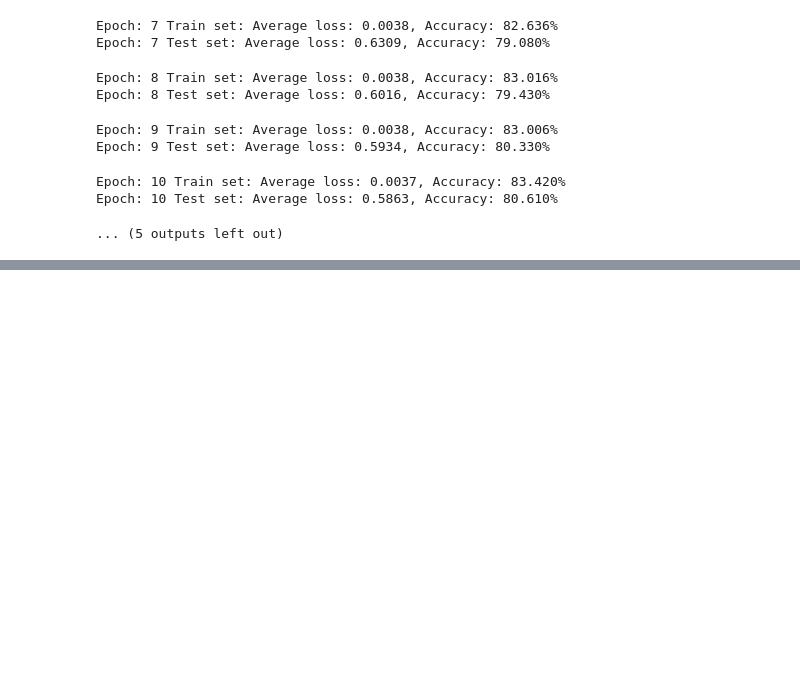
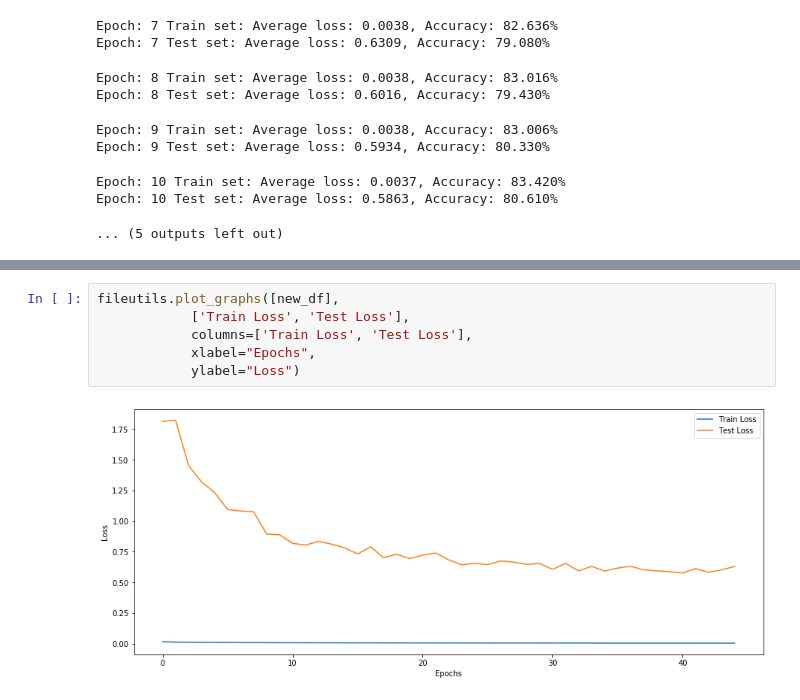
Before and after one commit to rajy4683/S7EVA4, a Jupyter notebook: S7EVA4_Depth_Dilate.ipynb, the cells around one changed output, grey strips where cells are left out. Drawn from its saved outputs; the diff is of its cells as text; blank space fills up the shorter version.

```diff
--- a/S7EVA4_Depth_Dilate.ipynb
+++ b/S7EVA4_Depth_Dilate.ipynb
@@ -236,0 +253,8 @@ Epoch: 10 Test set: Average loss: 0.5863, Accuracy: 80.610%
+# %%
+fileutils.plot_graphs([new_df],
+            ['Train Loss', 'Test Loss'],
+            columns=['Train Loss', 'Test Loss'],
+            xlabel="Epochs",
+            ylabel="Loss")
+# %% [output]
+[figure, added]
```
Also changed, not shown: parts of 8 cells of this notebook.
